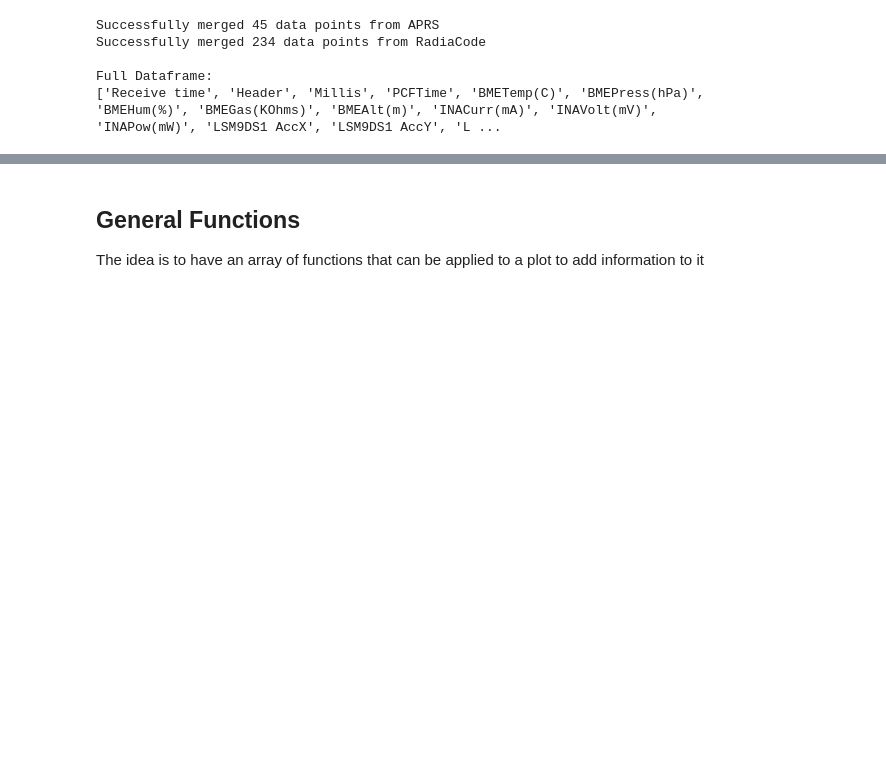
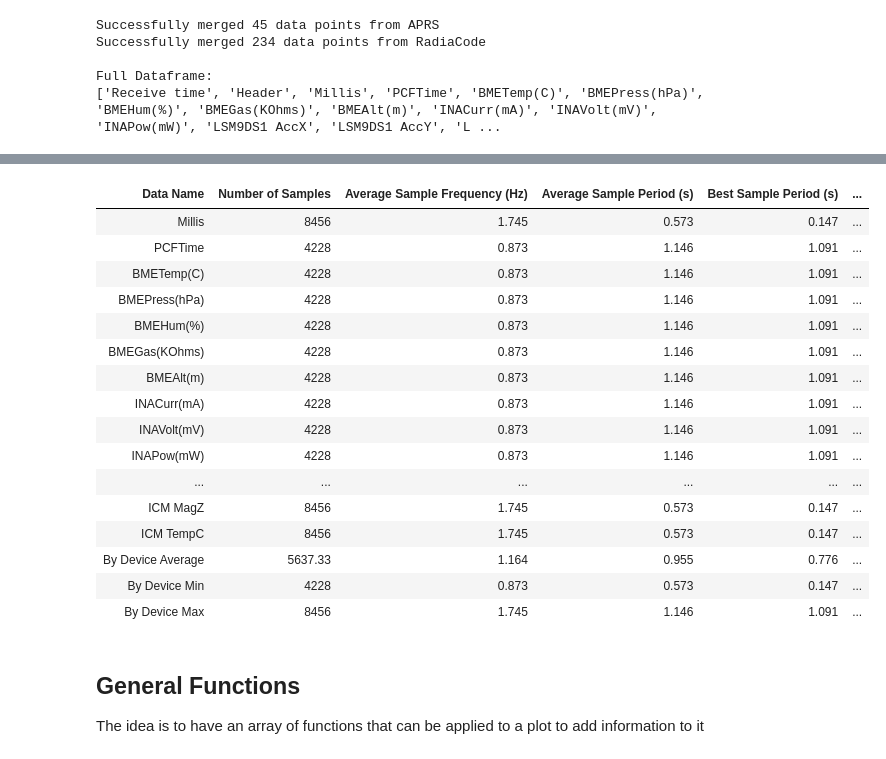
Before and after one commit to ASU-ASCEND/Fall-2024, a Jupyter notebook: DataProcessing/Traditional/GeneralGraphing.ipynb, the cells around one changed output, grey strips where cells are left out. Cells and saved outputs as stored; diff of their text form; code cells hidden in the pictures; blank space fills up the shorter version.

```diff
--- a/DataProcessing/Traditional/GeneralGraphing.ipynb
+++ b/DataProcessing/Traditional/GeneralGraphing.ipynb
@@ -83,6 +83,8 @@ with open(flash_data_raw, "r") as fin, open(flash_data, "w") as fout:
 custom_na = pd._libs.parsers.STR_NA_VALUES
 custom_na.add("-")
 flash_df = pd.read_csv(flash_data, skipinitialspace=True, na_values=custom_na)
+
+original_flash_df = flash_df.copy()
 
 flash_df["BMEGas(KOhms)"] = [i / 1000.0 for i in flash_df["BMEGas(KOhms)"]]
 flash_df["Minutes(millis)"] = [i / 1000 / 60 for i in flash_df["Millis"]]
@@ -221,3 +301,29 @@ Full Dataframe:
+# %%
+table_html = tabulate(
+    table_list,
+    tablefmt="html",
+    headers="firstrow"
+)
+
+display(HTML(table_html))
+# %% [output]
+| Data Name | Number of Samples | Average Sample Frequency (Hz) | Average Sample Period (s) | Best Sample Period (s) | ... |
+| Millis | 8456 | 1.745 | 0.573 | 0.147 | ... |
+| PCFTime | 4228 | 0.873 | 1.146 | 1.091 | ... |
+| BMETemp(C) | 4228 | 0.873 | 1.146 | 1.091 | ... |
+| BMEPress(hPa) | 4228 | 0.873 | 1.146 | 1.091 | ... |
+| BMEHum(%) | 4228 | 0.873 | 1.146 | 1.091 | ... |
+| BMEGas(KOhms) | 4228 | 0.873 | 1.146 | 1.091 | ... |
+| BMEAlt(m) | 4228 | 0.873 | 1.146 | 1.091 | ... |
+| INACurr(mA) | 4228 | 0.873 | 1.146 | 1.091 | ... |
+| INAVolt(mV) | 4228 | 0.873 | 1.146 | 1.091 | ... |
+| INAPow(mW) | 4228 | 0.873 | 1.146 | 1.091 | ... |
+| ... | ... | ... | ... | ... | ... |
+| ICM MagZ | 8456 | 1.745 | 0.573 | 0.147 | ... |
+| ICM TempC | 8456 | 1.745 | 0.573 | 0.147 | ... |
+| By Device Average | 5637.33 | 1.164 | 0.955 | 0.776 | ... |
+| By Device Min | 4228 | 0.873 | 0.573 | 0.147 | ... |
+| By Device Max | 8456 | 1.745 | 1.146 | 1.091 | ... |
 # %% [markdown]
 ## General Functions
 The idea is to have an array of functions that can be applied to a plot to add information to it
```
Also changed, not shown: parts of 15 cells of this notebook, 38 other files.
